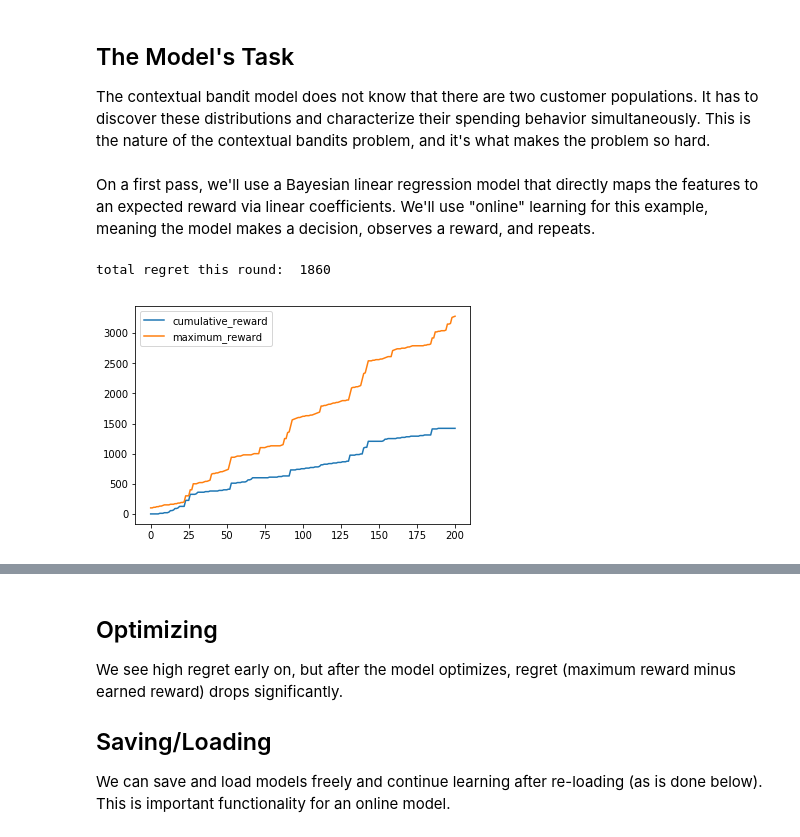
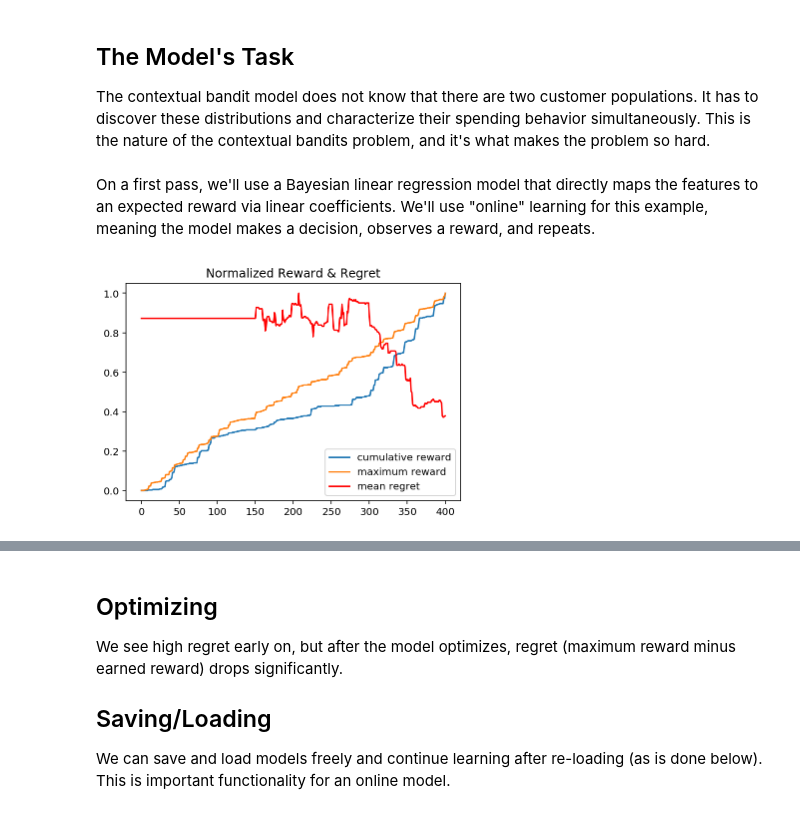
Before and after one commit to LaunchpadAI/space-bandits, a Jupyter notebook: toy_problem.ipynb, the cells around one changed output, grey strips where cells are left out. Drawn from its saved outputs; the diff is of its cells as text; code cells hidden in the pictures.

```diff
--- a/toy_problem.ipynb
+++ b/toy_problem.ipynb
@@ -129,60 +130,74 @@ group 2 expected rewards: (100000 samples) [ 2.5025   2.52725 19.739  ]
 The contextual bandit model does not know that there are two customer populations. It has to discover these distributions and characterize their spending behavior simultaneously. This is the nature of the contextual bandits problem, and it's what makes the problem so hard.<br><br>
 On a first pass, we'll use a Bayesian linear regression model that directly maps the features to an expected reward via linear coefficients. We'll use "online" learning for this example, meaning the model makes a decision, observes a reward, and repeats.
 # %%
-from space_bandits import init_linear_model
+from space_bandits import LinearBandits
 
 num_actions = 3
-context_dim = 2
+num_features = 2
 
-linear_model = init_linear_model(num_actions, context_dim, initial_pulls=100)
+linear_model = LinearBandits(num_actions, num_features, initial_pulls=100)
+optimal_choices = [None, 0, 2]
 
-def iterate_model(model, steps):
+def iterate_model(model, optimal_choices, steps, records=None, plot_frequency=250, avg_length=150):
     """Goes through online learning simulation with model."""
     #these will track values for plotting
-    timesteps = []
-    c_reward = []
-    cumulative_reward = 0
-    m_reward = []
-    maximum_reward = 0
-    regret_record = []
-
-    for i in range(steps):
-        timesteps.append(i)
+    if records is None:
+        records = dict()
+        records['timesteps'] = []
+        records['c_reward'] = []
+        records['cumulative_reward'] = 0
+        records['m_reward'] = []
+        records['maximum_reward'] = 0
+        records['regret_record'] = []
+        records['avg_regret'] = []
+        start = 0
+    else:
+        start = records['timesteps'][-1]
+    for i in range(start, start+steps):
+        records['timesteps'].append(i)
         #generate a customer
         cust = get_customer()
         #generate customer decisions based on group
         reward_vec = get_rewards(cust)
         #prepare features for model
-        context = np.array([cust[1]])/100
-        if cust[0] == 1:
-            best_choice = 0
-        elif cust[0] == 2:
-            best_choice = 2
-        else:
-            raise Exception()
+        context = np.array([cust[1]])
+        best_choice = optimal_choices[cust[0]]
         #get reward for 'best' choice
         mx = reward_vec[best_choice]
-        maximum_reward += mx
-        m_reward.append(maximum_reward)
+        records['maximum_reward'] += mx
+        records['m_reward'].append(records['maximum_reward'])
         action = model.action(context)
         #get reward for the action chosen by model
         reward = reward_vec[action]
         #regret is the opportunity cost of not choosing the optimal promotion
         regret = mx - reward
-        regret_record.append(regret)
-        cumulative_reward += reward
-        c_reward.append(cumulative_reward)
+        records['regret_record'].append(regret)
+        records['cumulative_reward'] += reward
+        records['c_reward'].append(records['cumulative_reward'])
         model.update(context, action, reward)
         #plot occasionally
-        if i % 200 == 0 and i > 0:
-            print('total regret this round: ', sum(regret_record))
-            regret_record = []
-            plt.plot(timesteps, c_reward, label='cumulative_reward')
-            plt.plot(timesteps, m_reward, label='maximum_reward')
+        if i <= avg_length:
+            if i < avg_length:
+                moving_avg=0
+            else:
+                moving_avg = np.array(records['regret_record']).mean()
+            if i == avg_length:
+                records['avg_regret'] = [moving_avg] * avg_length
+        else:
+            moving_avg = sum(records['regret_record'][-avg_length:])/avg_length
+        records['avg_regret'].append(moving_avg)
+        if i % plot_frequency == 0 and i > 0:
+            c_rewardplt = np.array(records['c_reward'])/max(records['c_reward'])
+            m_rewardplt = np.array(records['m_reward'])/max(records['m_reward'])
+            regretplt = np.array(records['avg_regret'])/max(records['avg_regret'])
+            plt.plot(records['timesteps'], c_rewardplt, label='cumulative reward')
+            plt.plot(records['timesteps'], m_rewardplt, label='maximum reward')
+            plt.plot(records['timesteps'], regretplt, color='red', label='mean regret')
+            plt.title('Normalized Reward & Regret')
             plt.legend()
             plt.show()
+    return records
 
-iterate_model(linear_model, 500)
+records = iterate_model(linear_model, optimal_choices, 401, plot_frequency=400)
 # %% [output]
-total regret this round:  1860
-[figure, old version]
+[figure, new version]
```
Also changed, not shown: parts of 28 cells of this notebook, 1 other file.
